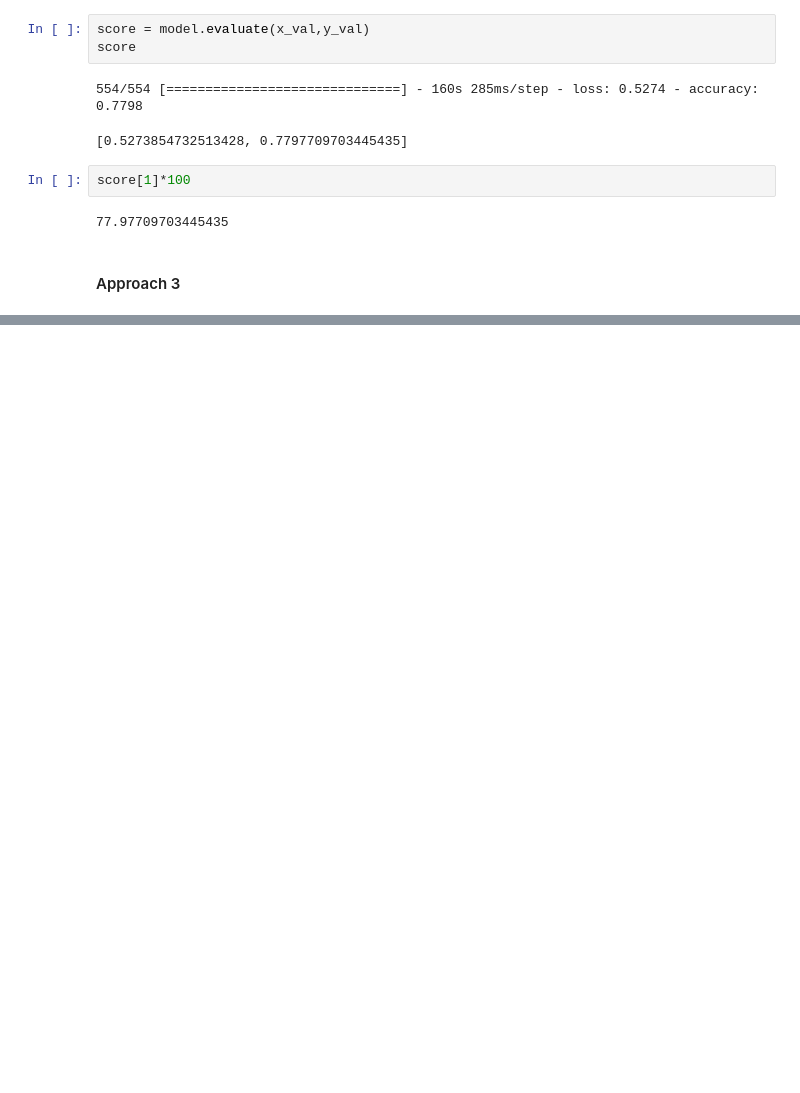
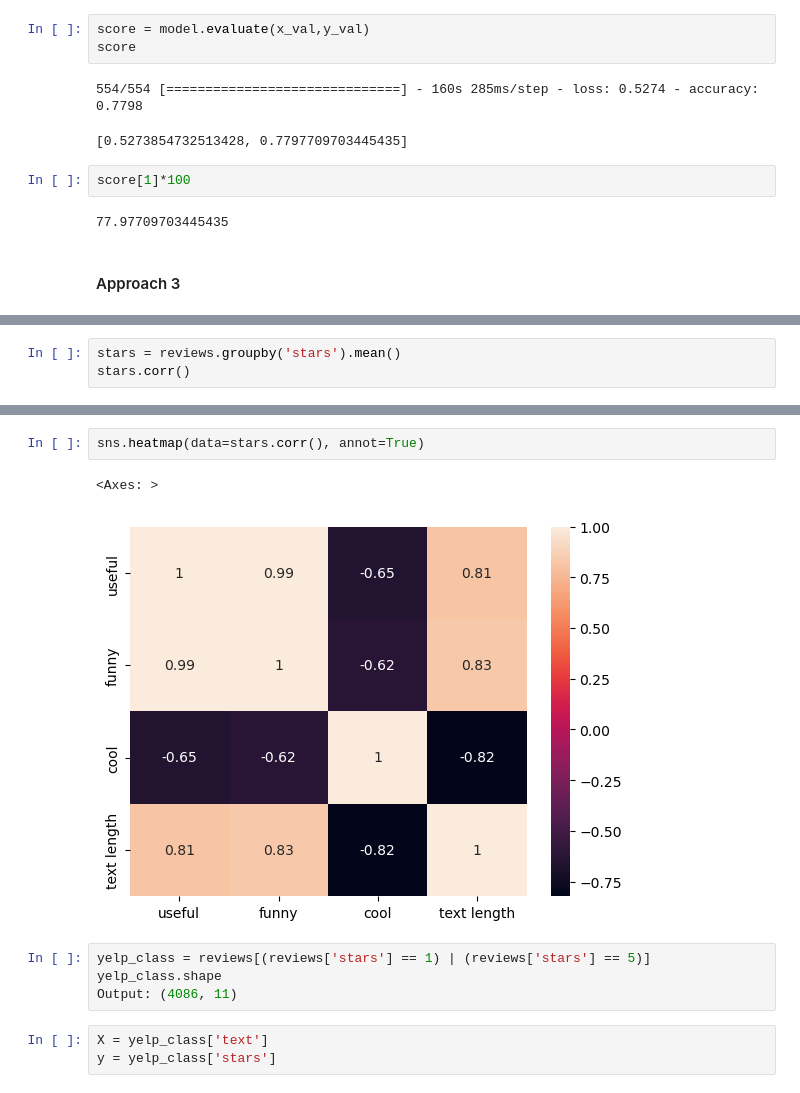
Before and after one commit to PPortela00/Recommendation-System---, a Jupyter notebook: NLP&TS/notebook.ipynb, the cells around one changed output, grey strips where cells are left out. Cells and saved outputs as stored; diff of their text form; blank space fills up the shorter version.

```diff
--- a/NLP&TS/notebook.ipynb
+++ b/NLP&TS/notebook.ipynb
@@ -482,0 +457,3 @@ weighted avg       0.37      0.54      0.41      1000
+# %%
+stars = reviews.groupby('stars').mean()
+stars.corr()
@@ -482,0 +466,12 @@ weighted avg       0.37      0.54      0.41      1000
+# %%
+sns.heatmap(data=stars.corr(), annot=True)
+# %% [output]
+<Axes: >
+[figure, added]
+# %%
+yelp_class = reviews[(reviews['stars'] == 1) | (reviews['stars'] == 5)]
+yelp_class.shape
+Output: (4086, 11)
+# %%
+X = yelp_class['text']
+y = yelp_class['stars']
```
Also changed, not shown: parts of 24 cells of this notebook.
